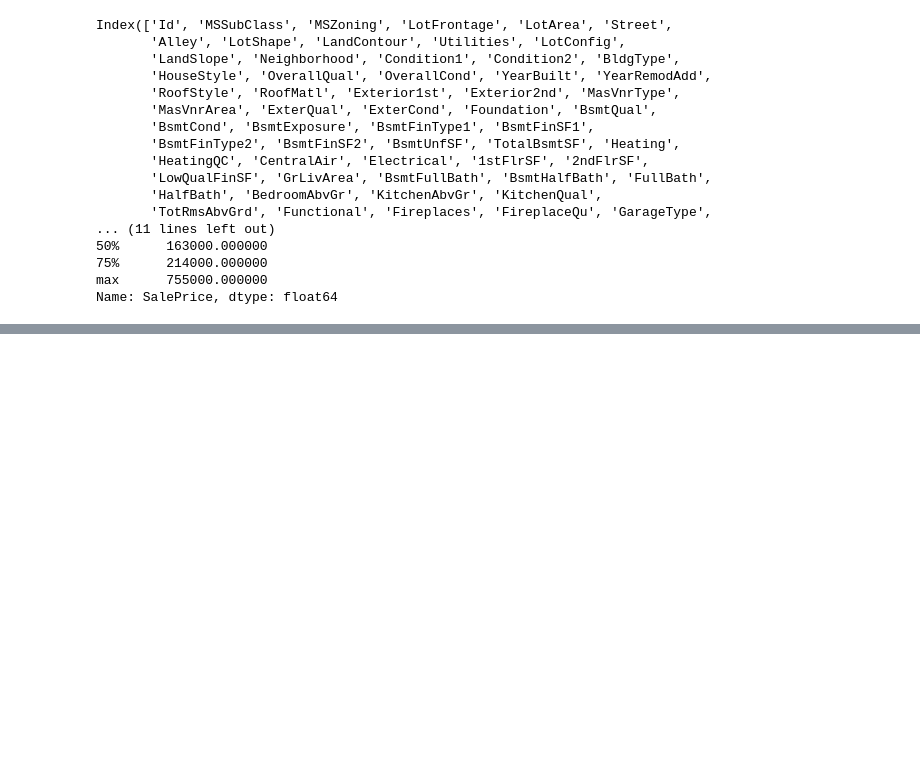
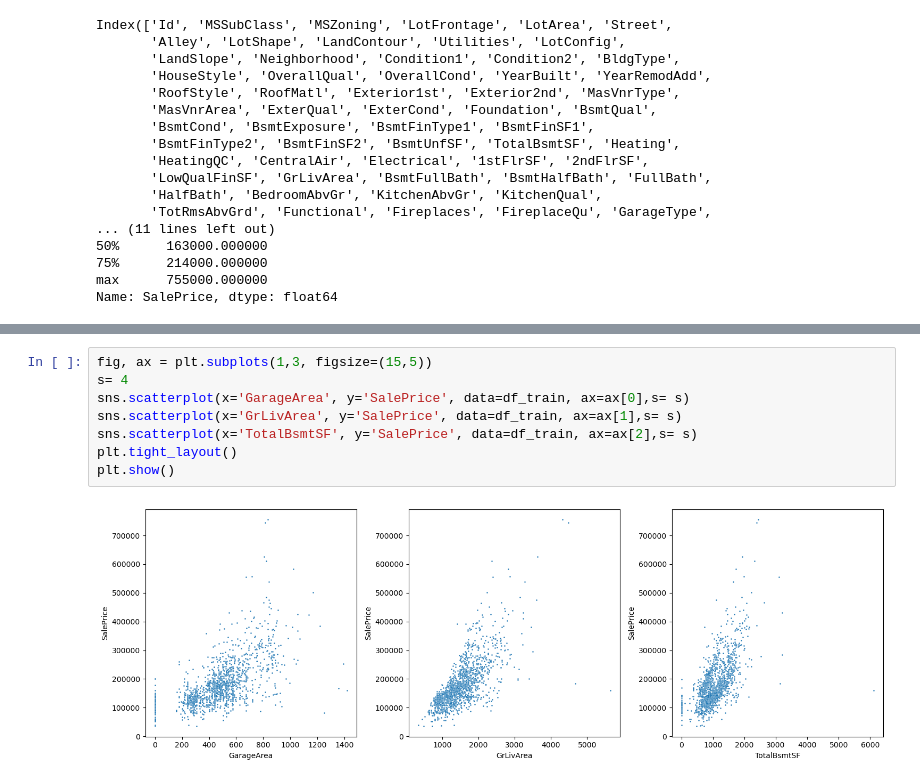
Before and after one commit to martil2105/housepy, a Jupyter notebook: housejup.ipynb, the cells around one changed output, grey strips where cells are left out. Drawn from its saved outputs; the diff is of its cells as text; blank space fills up the shorter version.

```diff
--- a/housejup.ipynb
+++ b/housejup.ipynb
@@ -52,0 +81,10 @@ plt.show()
+# %%
+fig, ax = plt.subplots(1,3, figsize=(15,5))
+s= 4
+sns.scatterplot(x='GarageArea', y='SalePrice', data=df_train, ax=ax[0],s= s)
+sns.scatterplot(x='GrLivArea', y='SalePrice', data=df_train, ax=ax[1],s= s)
+sns.scatterplot(x='TotalBsmtSF', y='SalePrice', data=df_train, ax=ax[2],s= s)
+plt.tight_layout()
+plt.show()
+# %% [output]
+[figure, added]
```
Also changed, not shown: parts of 9 cells of this notebook.
